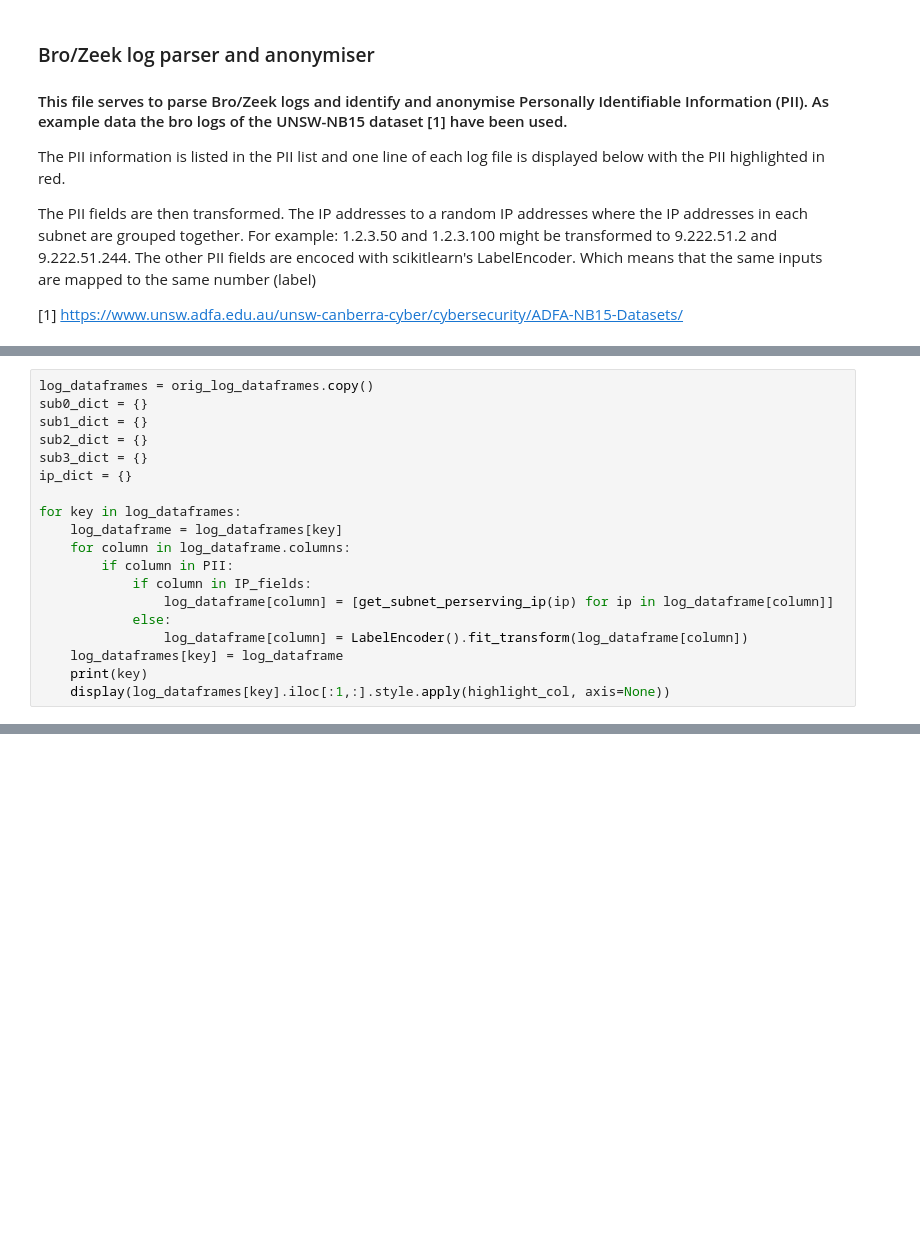
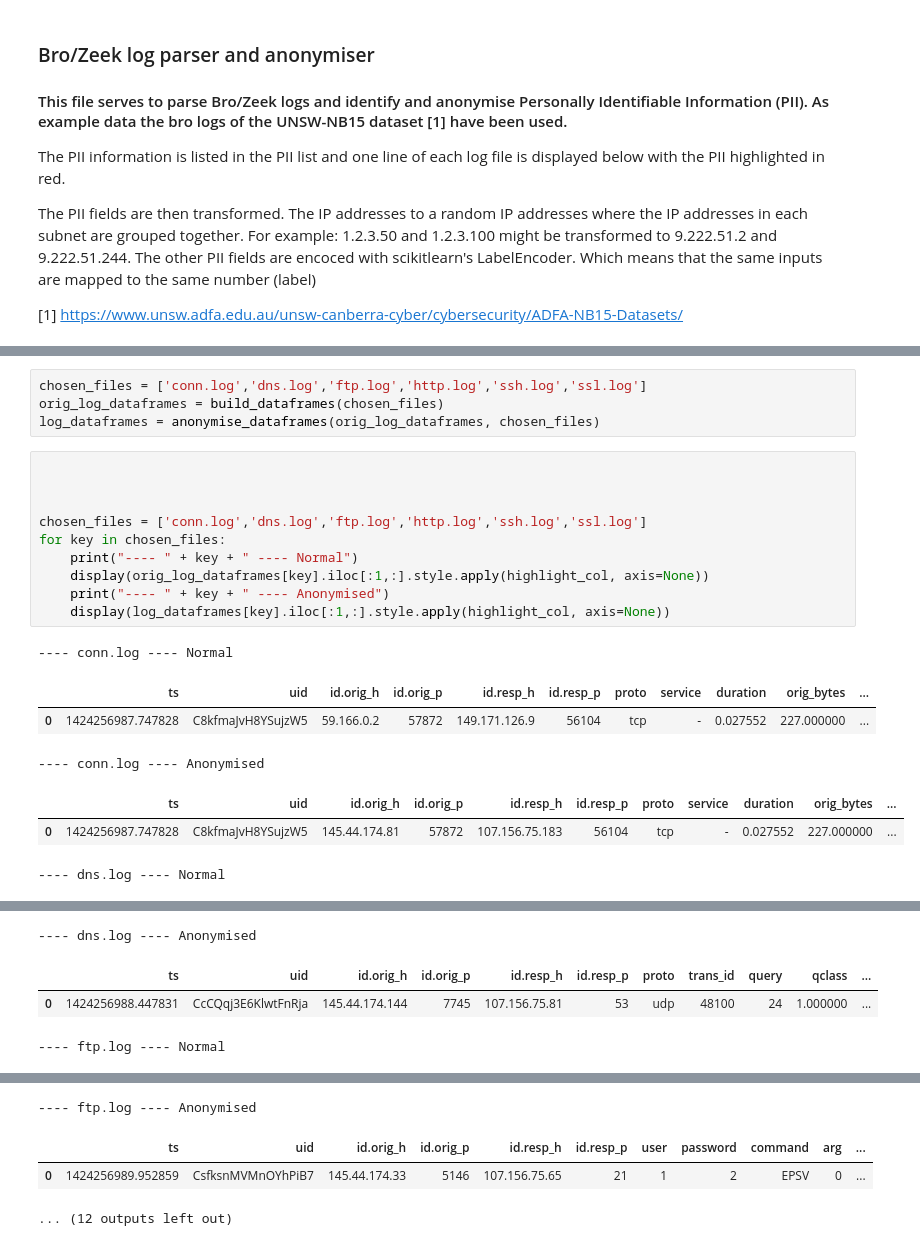
Before and after one commit to JKeijer/Zeek_log_anonymiser, a Jupyter notebook: Bro-Zeek log parser and anonymiser.ipynb, the cells around one changed output, grey strips where cells are left out. Cells and saved outputs as stored; diff of their text form; blank space fills up the shorter version.

```diff
--- a/Bro-Zeek log parser and anonymiser.ipynb
+++ b/Bro-Zeek log parser and anonymiser.ipynb
@@ -171,19 +26,0 @@ for filename in filenames:
-# %%
-log_dataframes = orig_log_dataframes.copy()
-sub0_dict = {}
-sub1_dict = {}
-sub2_dict = {}
-sub3_dict = {}
-ip_dict = {}
-
-for key in log_dataframes:
-    log_dataframe = log_dataframes[key]
-    for column in log_dataframe.columns:
-        if column in PII:
-            if column in IP_fields:
-                log_dataframe[column] = [get_subnet_perserving_ip(ip) for ip in log_dataframe[column]]
-            else:
-                log_dataframe[column] = LabelEncoder().fit_transform(log_dataframe[column])
-    log_dataframes[key] = log_dataframe
-    print(key)
-    display(log_dataframes[key].iloc[:1,:].style.apply(highlight_col, axis=None))
@@ -209,0 +27,22 @@ ftp.log
+# %%
+chosen_files = ['conn.log','dns.log','ftp.log','http.log','ssh.log','ssl.log']
+orig_log_dataframes = build_dataframes(chosen_files)
+log_dataframes = anonymise_dataframes(orig_log_dataframes, chosen_files)
+# %%
+
+
+
+chosen_files = ['conn.log','dns.log','ftp.log','http.log','ssh.log','ssl.log']
+for key in chosen_files:
+    print("---- " + key + " ---- Normal")
+    display(orig_log_dataframes[key].iloc[:1,:].style.apply(highlight_col, axis=None))
+    print("---- " + key + " ---- Anonymised")
+    display(log_dataframes[key].iloc[:1,:].style.apply(highlight_col, axis=None))
+# %% [output]
+---- conn.log ---- Normal
+|  | ts | uid | id.orig_h | id.orig_p | id.resp_h | id.resp_p | proto | service | duration | orig_bytes | ... |
+| 0 | 1424256987.747828 | C8kfmaJvH8YSujzW5 | 59.166.0.2 | 57872 | 149.171.126.9 | 56104 | tcp | - | 0.027552 | 227.000000 | ... |
+---- conn.log ---- Anonymised
+|  | ts | uid | id.orig_h | id.orig_p | id.resp_h | id.resp_p | proto | service | duration | orig_bytes | ... |
+| 0 | 1424256987.747828 | C8kfmaJvH8YSujzW5 | 145.44.174.81 | 57872 | 107.156.75.183 | 56104 | tcp | - | 0.027552 | 227.000000 | ... |
+---- dns.log ---- Normal
@@ -209,0 +51,4 @@ ftp.log
+---- dns.log ---- Anonymised
+|  | ts | uid | id.orig_h | id.orig_p | id.resp_h | id.resp_p | proto | trans_id | query | qclass | ... |
+| 0 | 1424256988.447831 | CcCQqj3E6KlwtFnRja | 145.44.174.144 | 7745 | 107.156.75.81 | 53 | udp | 48100 | 24 | 1.000000 | ... |
+---- ftp.log ---- Normal
@@ -209,0 +57,4 @@ ftp.log
+---- ftp.log ---- Anonymised
+|  | ts | uid | id.orig_h | id.orig_p | id.resp_h | id.resp_p | user | password | command | arg | ... |
+| 0 | 1424256989.952859 | CsfksnMVMnOYhPiB7 | 145.44.174.33 | 5146 | 107.156.75.65 | 21 | 1 | 2 | EPSV | 0 | ... |
+... (12 outputs left out)
```
Also changed, not shown: parts of 6 cells of this notebook, 3 other files.
